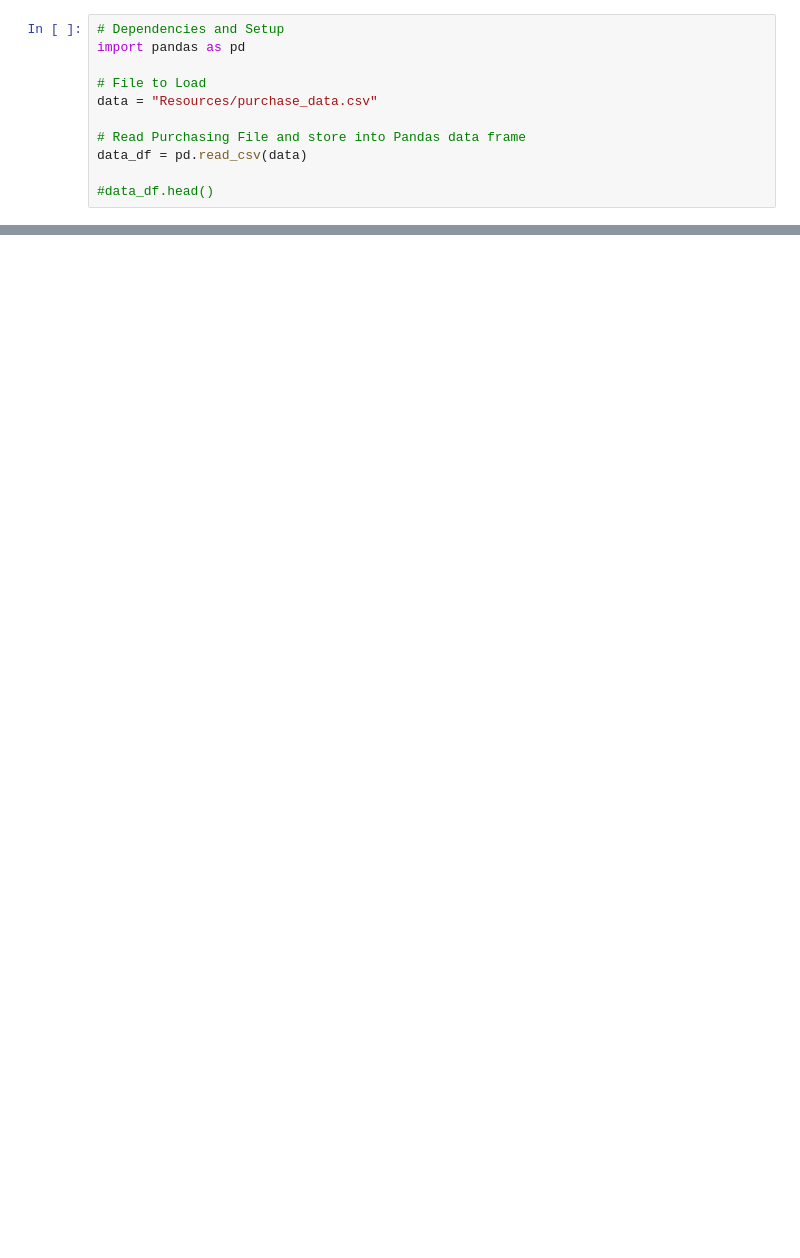
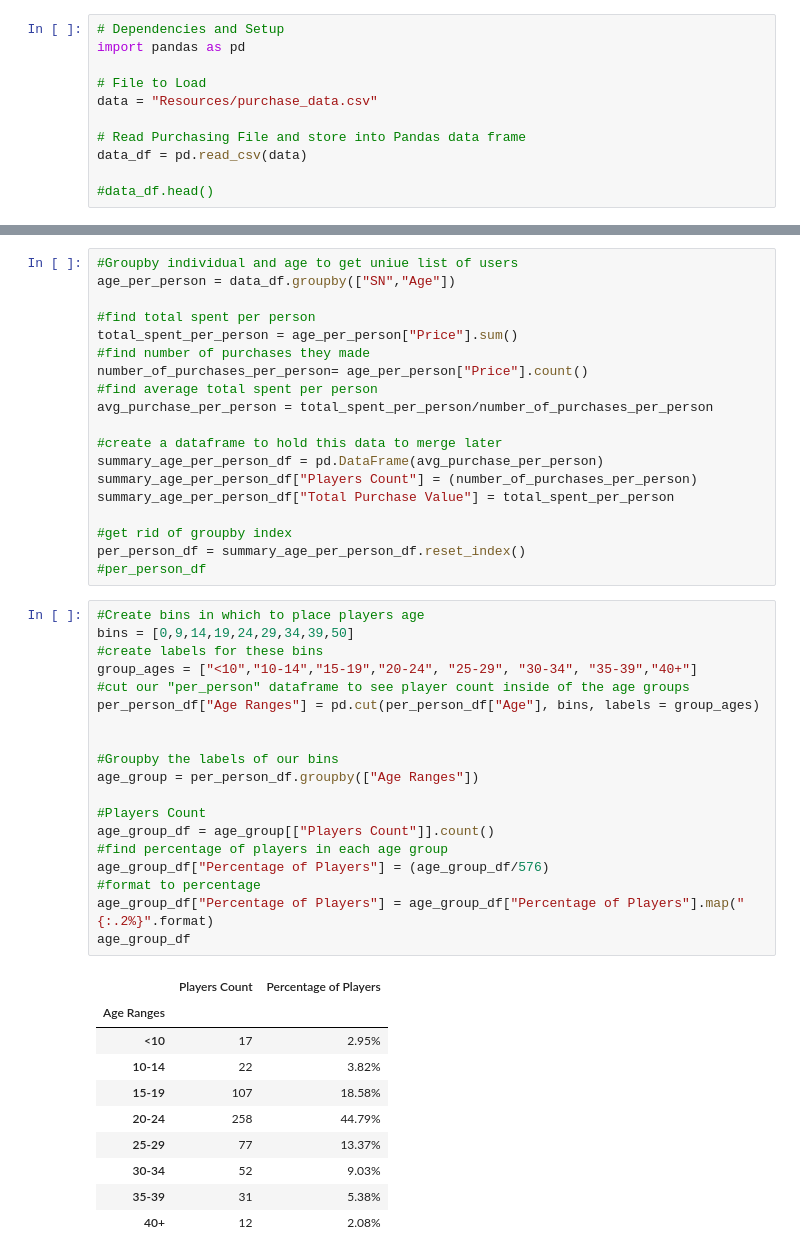
Before and after one commit to Jecyfdez/Pandas-Challenge, a Jupyter notebook: HeroesOfPymoli/MainHeroes.ipynb, the cells around one changed output, grey strips where cells are left out. Drawn from its saved outputs; the diff is of its cells as text; blank space fills up the shorter version.

```diff
--- a/HeroesOfPymoli/MainHeroes.ipynb
+++ b/HeroesOfPymoli/MainHeroes.ipynb
@@ -289,0 +190,49 @@ AttributeError: 'DataFrameGroupBy' object has no attribute 'loc'
+# %%
+#Groupby individual and age to get uniue list of users
+age_per_person = data_df.groupby(["SN","Age"])
+
+#find total spent per person
+total_spent_per_person = age_per_person["Price"].sum()
+#find number of purchases they made
+number_of_purchases_per_person= age_per_person["Price"].count()
+#find average total spent per person
+avg_purchase_per_person = total_spent_per_person/number_of_purchases_per_person
+
+#create a dataframe to hold this data to merge later
+summary_age_per_person_df = pd.DataFrame(avg_purchase_per_person)
+summary_age_per_person_df["Players Count"] = (number_of_purchases_per_person)
+summary_age_per_person_df["Total Purchase Value"] = total_spent_per_person
+
+#get rid of groupby index
+per_person_df = summary_age_per_person_df.reset_index()
+#per_person_df
+# %%
+#Create bins in which to place players age
+bins = [0,9,14,19,24,29,34,39,50]
+#create labels for these bins
+group_ages = ["<10","10-14","15-19","20-24", "25-29", "30-34", "35-39","40+"]
+#cut our "per_person" dataframe to see player count inside of the age groups
+per_person_df["Age Ranges"] = pd.cut(per_person_df["Age"], bins, labels = group_ages)
+
+
+#Groupby the labels of our bins
+age_group = per_person_df.groupby(["Age Ranges"])
+
+#Players Count
+age_group_df = age_group[["Players Count"]].count()
+#find percentage of players in each age group
+age_group_df["Percentage of Players"] = (age_group_df/576)
+#format to percentage
+age_group_df["Percentage of Players"] = age_group_df["Percentage of Players"].map("{:.2%}".format)
+age_group_df
+# %% [output]
+|  | Players Count | Percentage of Players |
+| Age Ranges |  |  |
+| <10 | 17 | 2.95% |
+| 10-14 | 22 | 3.82% |
+| 15-19 | 107 | 18.58% |
+| 20-24 | 258 | 44.79% |
+| 25-29 | 77 | 13.37% |
+| 30-34 | 52 | 9.03% |
+| 35-39 | 31 | 5.38% |
+| 40+ | 12 | 2.08% |
```
Also changed, not shown: parts of 42 cells of this notebook.
